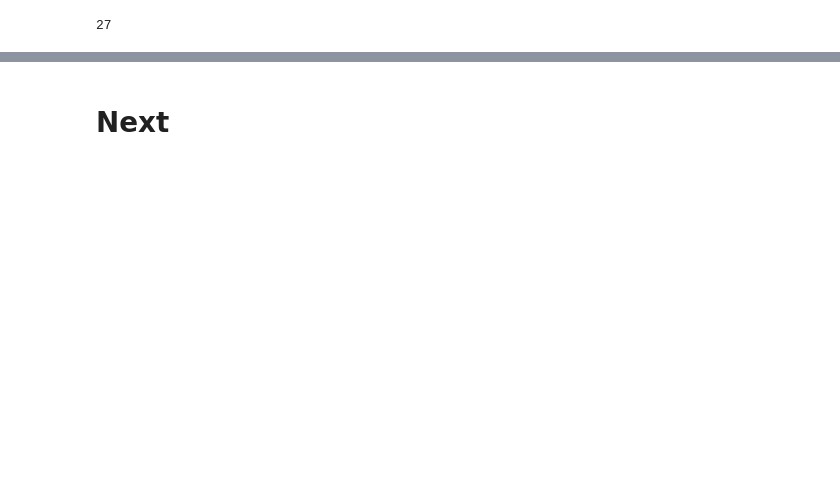
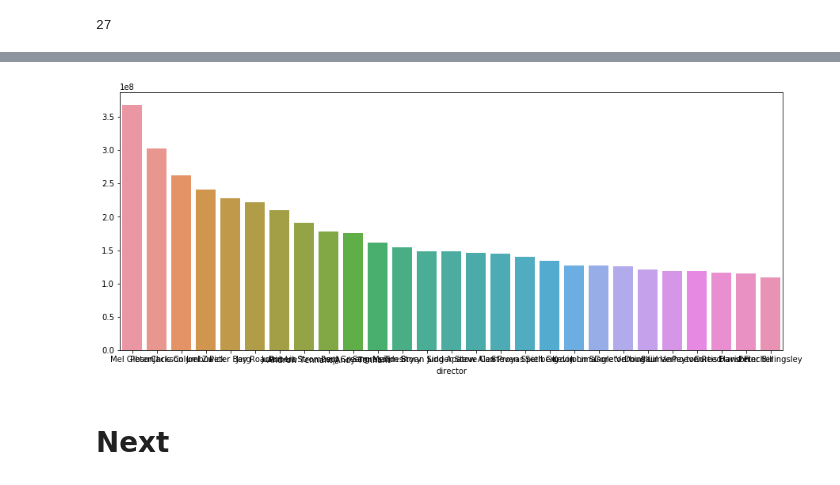
Before and after one commit to mrozenva/dsc-phase-1-project-campus, a Jupyter notebook: eda_notebook.ipynb, the cells around one changed output, grey strips where cells are left out. Drawn from its saved outputs; the diff is of its cells as text; code cells hidden in the pictures; blank space fills up the shorter version.

Commit message:
top 10 pct directors working

```diff
--- a/eda_notebook.ipynb
+++ b/eda_notebook.ipynb
@@ -145,2 +171,2 @@ rt_gb_director = rt_movie_info.groupby(['director'])['box_office'].mean().sort_v
 # %%
-top_27_directors = rt_movie_info.groupby(['director'])['box_office'].mean().sort_values(ascending = False).head(27)
+top_10pct_directors = rt_movie_info.groupby(['director'])['box_office'].mean().sort_values(ascending = False).head(27)
@@ -172,3 +193,9 @@ sns.barplot(top_27_directors.index, top_27_directors.values)
+# %%
+plt.figure(figsize = (15,6))
+sns.barplot(top_10pct_directors.index, top_10pct_directors.values)
+plt.show()
+# %% [output]
+[figure, added]
 # %% [markdown]
 <h1> Next </h1>
 # %%
```
Also changed, not shown: parts of 7 cells of this notebook.
